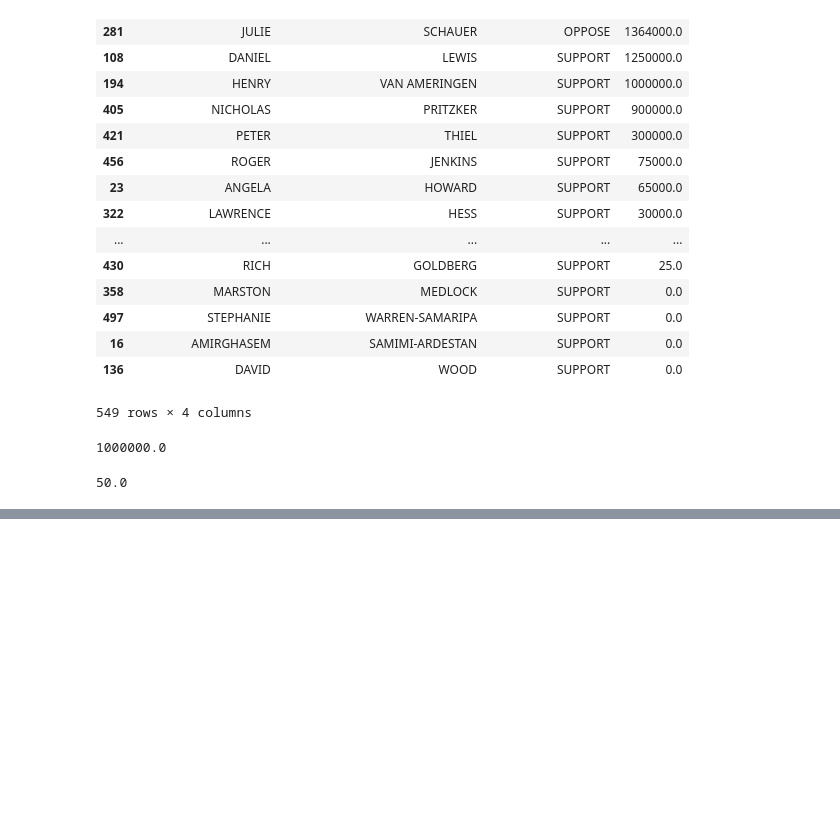
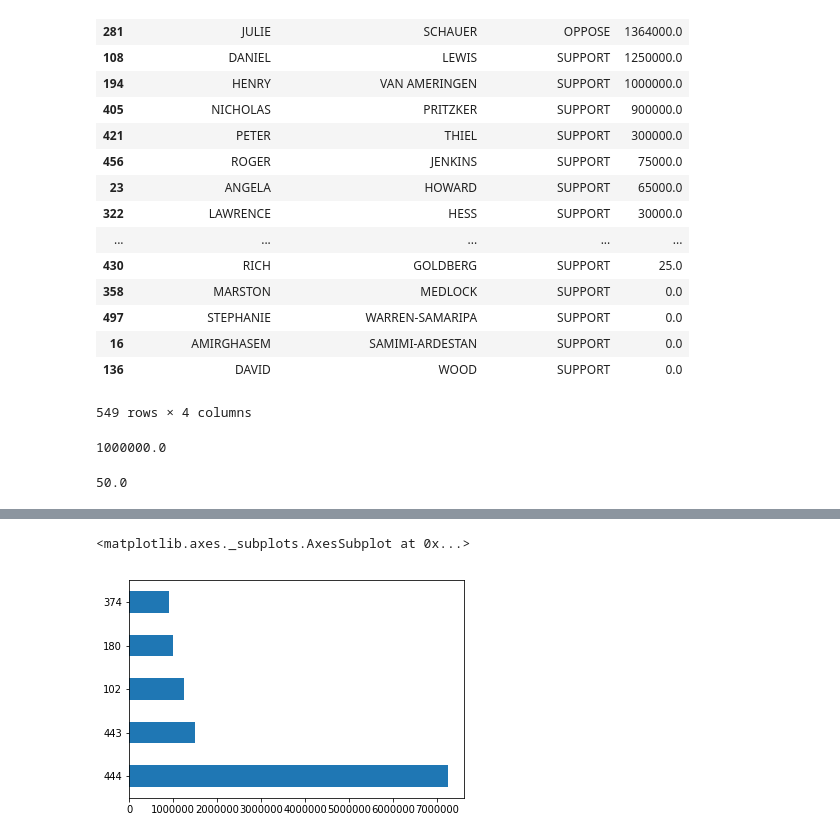
Before and after one commit to makkelo/first-python-notebook, a Jupyter notebook: Eka viikko.ipynb, the cells around one changed output, grey strips where cells are left out. Drawn from its saved outputs; the diff is of its cells as text; code cells hidden in the pictures; blank space fills up the shorter version.

```diff
--- a/Eka viikko.ipynb
+++ b/Eka viikko.ipynb
@@ -482,0 +513,5 @@ oppose.amount.min()
+# %%
+top_supporters.head(5).amount.plot.barh()
+# %% [output]
+<matplotlib.axes._subplots.AxesSubplot at 0x...>
+[figure, added]
```
Also changed, not shown: parts of 14 cells of this notebook.
